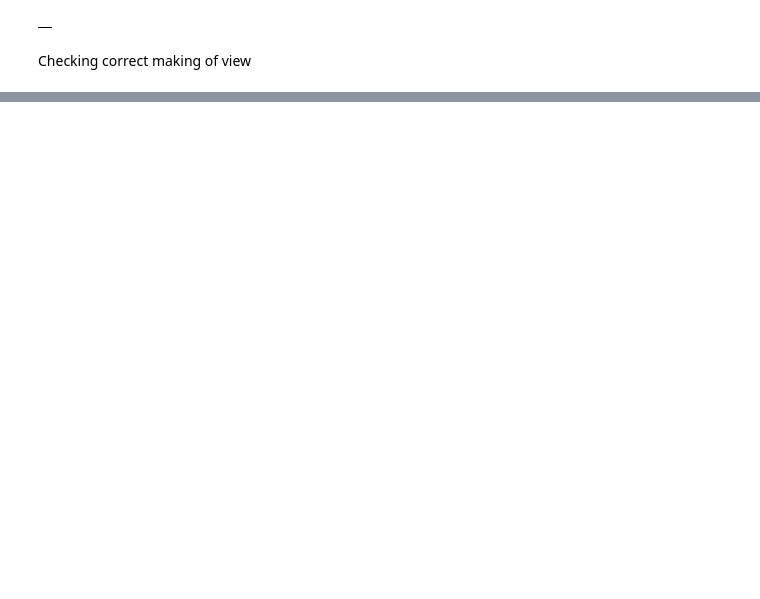
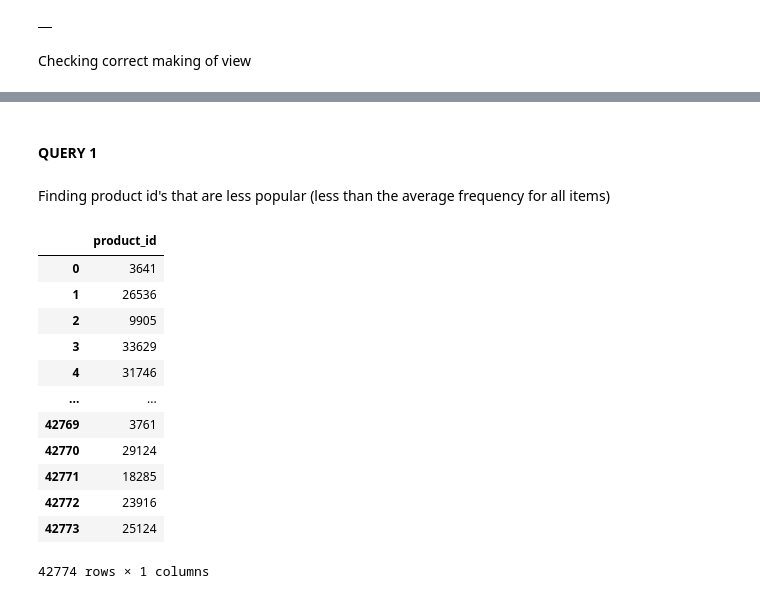
Before and after one commit to anarod1711/Bme-ase, a Jupyter notebook: instacart_analysis.ipynb, the cells around one changed output, grey strips where cells are left out. Saved outputs shown, nothing was run; the diff lists cells and outputs as text; code cells hidden in the pictures; blank space fills up the shorter version.

```diff
--- a/instacart_analysis.ipynb
+++ b/instacart_analysis.ipynb
@@ -323,0 +315,25 @@ LIMIT 5
+# %% [markdown]
+#### QUERY 1
+# %% [markdown]
+Finding product id's that are less popular (less than the average frequency for all items)
+# %%
+%%bigquery
+SELECT DISTINCT bp.product_id
+FROM instacart_modeled.Order_Products_Beam_DF bp
+WHERE bp.frequency <
+    (SELECT AVG(frequency)
+    FROM instacart_modeled.Order_Products_Beam_DF)
+# %% [output]
+|  | product_id |
+| 0 | 3641 |
+| 1 | 26536 |
+| 2 | 9905 |
+| 3 | 33629 |
+| 4 | 31746 |
+| ... | ... |
+| 42769 | 3761 |
+| 42770 | 29124 |
+| 42771 | 18285 |
+| 42772 | 23916 |
+| 42773 | 25124 |
+42774 rows × 1 columns
```
Also changed, not shown: parts of 24 cells of this notebook, 1 other file.
